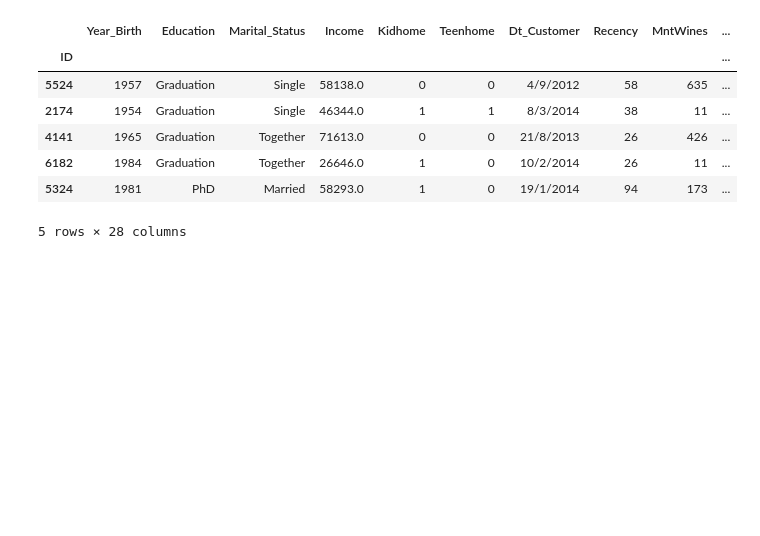
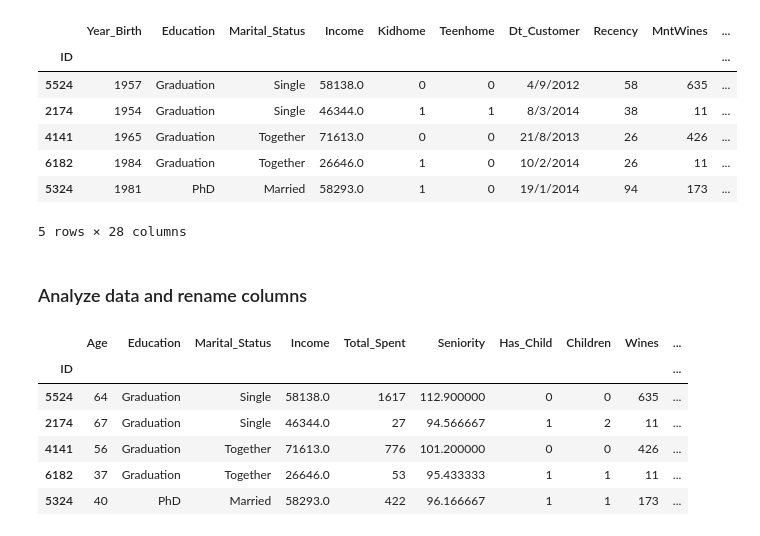
Before and after one commit to AndresGamboaBaldi/DataScience, a Jupyter notebook: CustomerAnalysis_Bustillos_Gamboa_Lopez_Quelali.ipynb, the cells around one changed output. Saved outputs shown, nothing was run; the diff lists cells and outputs as text; code cells hidden in the pictures; blank space fills up the shorter version.

```diff
--- a/CustomerAnalysis_Bustillos_Gamboa_Lopez_Quelali.ipynb
+++ b/CustomerAnalysis_Bustillos_Gamboa_Lopez_Quelali.ipynb
@@ -34,3 +37,5 @@ data.head()
 | 6182 | 1984 | Graduation | Together | 26646.0 | 1 | 0 | 10/2/2014 | 26 | 11 | ... |
 | 5324 | 1981 | PhD | Married | 58293.0 | 1 | 0 | 19/1/2014 | 94 | 173 | ... |
 5 rows × 28 columns
+# %% [markdown]
+### Analyze data and rename columns
@@ -36,0 +51,32 @@ data.head()
+# %%
+# Calculate clients's seniority
+data['Seniority']=pd.to_datetime(data['Dt_Customer'], dayfirst=True, format='%d/%m/%Y')
+data['Seniority'] = pd.to_numeric(data['Seniority'].dt.date.apply(lambda x: (last_date - x)).dt.days, downcast='integer')/30
+
+# Rename some columns
+data=data.rename(columns={'NumWebPurchases': "Web_Purchases",
+                          'NumCatalogPurchases':'Catalog_Purchases',
+                          'NumStorePurchases':'Store_Purchases',
+                          'NumWebVisitsMonth':'Web_Visits_Month',
+                          'MntWines': "Wines",
+                          'MntFruits':'Fruits',
+                          'MntMeatProducts':'Meat',
+                          'MntFishProducts':'Fish',
+                          'MntSweetProducts':'Sweets',
+                          'MntGoldProds':'Gold'})
+
+# Calculate the amount of children that a client has
+data['Children'] = data['Kidhome'] + data['Teenhome']
+data['Has_Child'] = np.where(data.Children > 0, 1, 0)
+
+# Filter just relevant client's features
+data=data[['Age','Education','Marital_Status','Income','Total_Spent','Seniority','Has_Child', 'Children', 'Wines','Fruits','Meat','Fish','Sweets','Gold','Web_Purchases','Catalog_Purchases','Store_Purchases','Web_Visits_Month']]
+data.head()
+# %% [output]
+|  | Age | Education | Marital_Status | Income | Total_Spent | Seniority | Has_Child | Children | Wines | ... |
+| ID |  |  |  |  |  |  |  |  |  | ... |
+| 5524 | 64 | Graduation | Single | 58138.0 | 1617 | 112.900000 | 0 | 0 | 635 | ... |
+| 2174 | 67 | Graduation | Single | 46344.0 | 27 | 94.566667 | 1 | 2 | 11 | ... |
+| 4141 | 56 | Graduation | Together | 71613.0 | 776 | 101.200000 | 0 | 0 | 426 | ... |
+| 6182 | 37 | Graduation | Together | 26646.0 | 53 | 95.433333 | 1 | 1 | 11 | ... |
+| 5324 | 40 | PhD | Married | 58293.0 | 422 | 96.166667 | 1 | 1 | 173 | ... |
```
Also changed, not shown: parts of 28 cells of this notebook.
